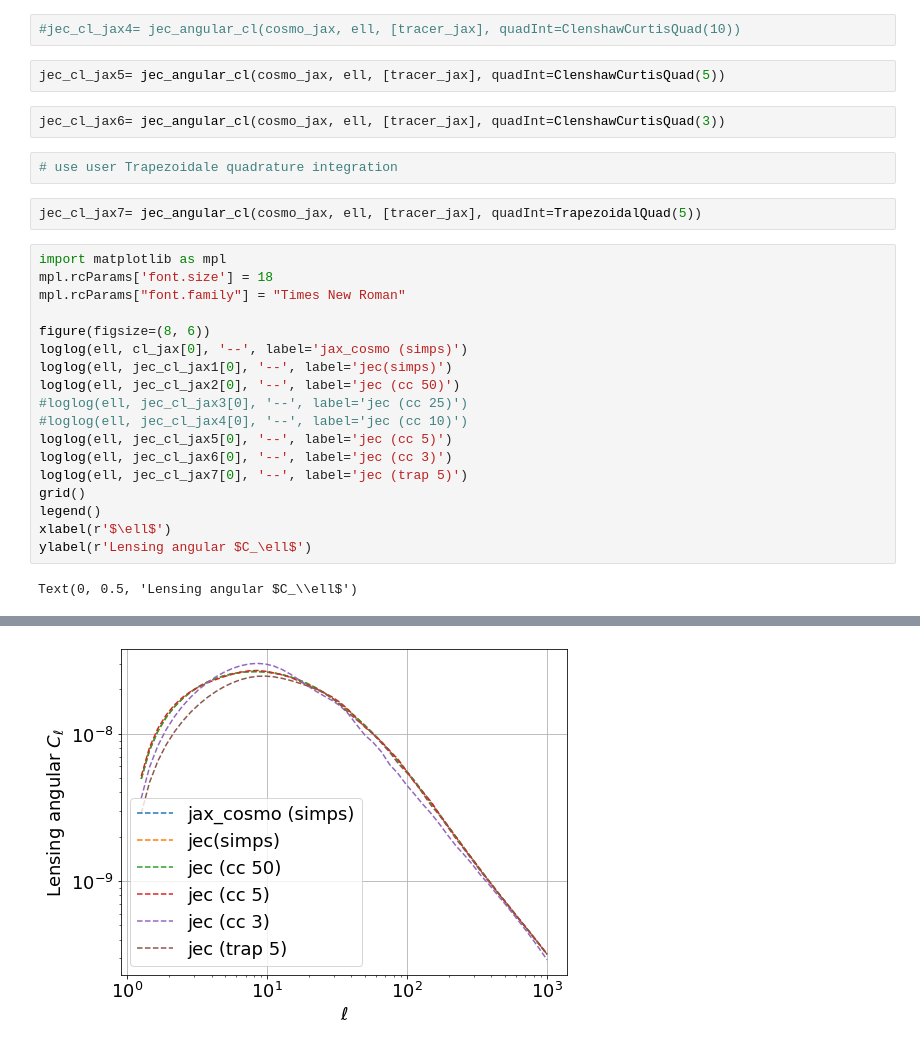
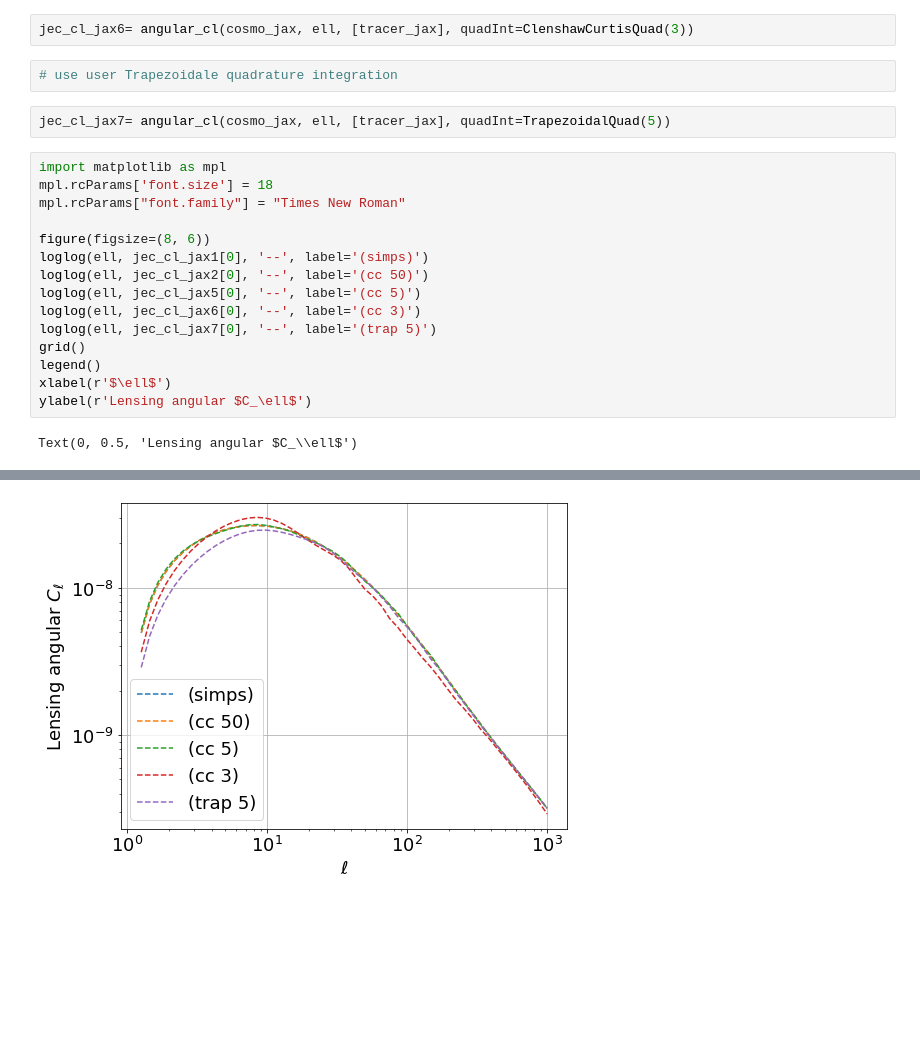
Before and after one commit to DifferentiableUniverseInitiative/jax_cosmo, a Jupyter notebook: docs/notebooks/JECQuadTest.ipynb, the cells around one changed output, grey strips where cells are left out. Cells and saved outputs as stored; diff of their text form; blank space fills up the shorter version.

```diff
--- a/docs/notebooks/JECQuadTest.ipynb
+++ b/docs/notebooks/JECQuadTest.ipynb
@@ -67,27 +67,20 @@ jec_cl_jax2= jec_angular_cl(cosmo_jax, ell, [tracer_jax], quadInt=ClenshawCurtis
 # %%
-#jec_cl_jax4= jec_angular_cl(cosmo_jax, ell, [tracer_jax], quadInt=ClenshawCurtisQuad(10))
+jec_cl_jax6= angular_cl(cosmo_jax, ell, [tracer_jax], quadInt=ClenshawCurtisQuad(3))
-# %%
-jec_cl_jax5= jec_angular_cl(cosmo_jax, ell, [tracer_jax], quadInt=ClenshawCurtisQuad(5))
-# %%
-jec_cl_jax6= jec_angular_cl(cosmo_jax, ell, [tracer_jax], quadInt=ClenshawCurtisQuad(3))
 # %%
 # use user Trapezoidale quadrature integration
 # %%
-jec_cl_jax7= jec_angular_cl(cosmo_jax, ell, [tracer_jax], quadInt=TrapezoidalQuad(5))
+jec_cl_jax7= angular_cl(cosmo_jax, ell, [tracer_jax], quadInt=TrapezoidalQuad(5))
 # %%
 import matplotlib as mpl
 mpl.rcParams['font.size'] = 18
 mpl.rcParams["font.family"] = "Times New Roman"
 
 figure(figsize=(8, 6))
-loglog(ell, cl_jax[0], '--', label='jax_cosmo (simps)')
-loglog(ell, jec_cl_jax1[0], '--', label='jec(simps)')
-loglog(ell, jec_cl_jax2[0], '--', label='jec (cc 50)')
-#loglog(ell, jec_cl_jax3[0], '--', label='jec (cc 25)')
-#loglog(ell, jec_cl_jax4[0], '--', label='jec (cc 10)')
-loglog(ell, jec_cl_jax5[0], '--', label='jec (cc 5)')
-loglog(ell, jec_cl_jax6[0], '--', label='jec (cc 3)')
-loglog(ell, jec_cl_jax7[0], '--', label='jec (trap 5)')
+loglog(ell, jec_cl_jax1[0], '--', label='(simps)')
+loglog(ell, jec_cl_jax2[0], '--', label='(cc 50)')
+loglog(ell, jec_cl_jax5[0], '--', label='(cc 5)')
+loglog(ell, jec_cl_jax6[0], '--', label='(cc 3)')
+loglog(ell, jec_cl_jax7[0], '--', label='(trap 5)')
 grid()
 legend()
 xlabel(r'$\ell$')
@@ -98 +90 @@ WARNING:matplotlib.font_manager:findfont: Font family ['Times New Roman'] not fo
-[figure, old version]
+[figure, new version]
```
Also changed, not shown: parts of 14 cells of this notebook, 2 other files.
